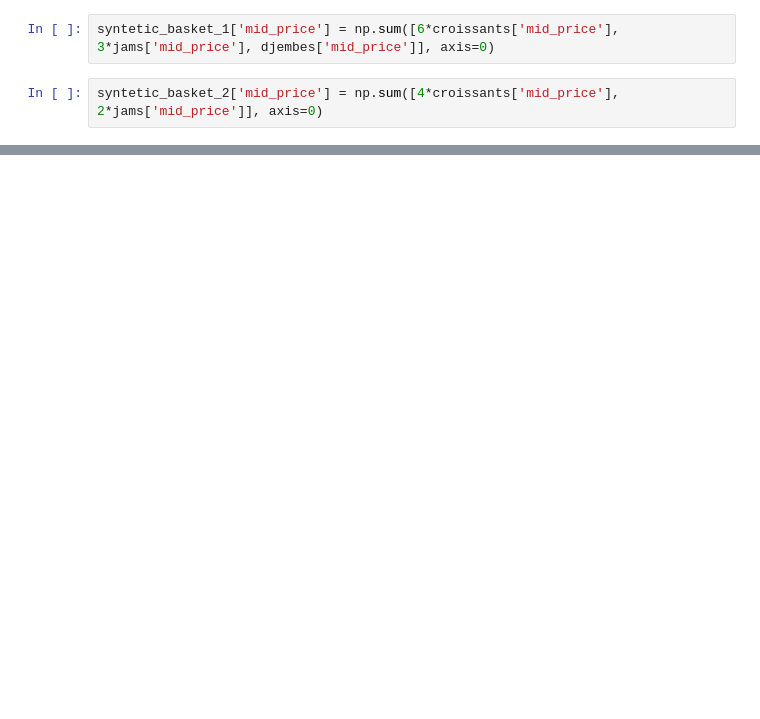
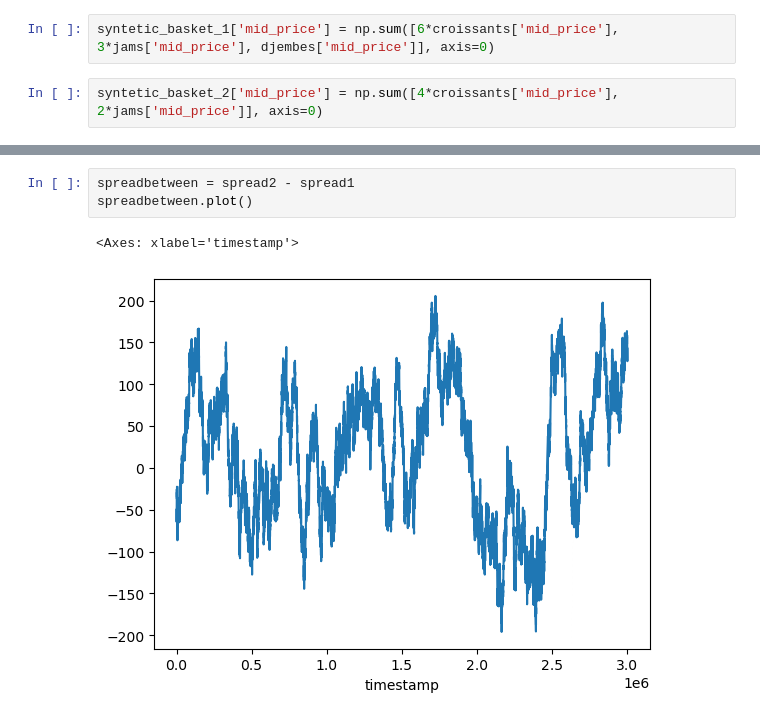
Before and after one commit to tommasomarrucci/IMC----Prosperity, a Jupyter notebook: Round_2/data_analysis.ipynb, the cells around one changed output, grey strips where cells are left out. Saved outputs shown, nothing was run; the diff lists cells and outputs as text; blank space fills up the shorter version.

```diff
--- a/Round_2/data_analysis.ipynb
+++ b/Round_2/data_analysis.ipynb
@@ -126,0 +131,6 @@ sns.lineplot(data=etf_2, x='timestamp', y='mid_price', label='etf')
+# %%
+spreadbetween = spread2 - spread1
+spreadbetween.plot()
+# %% [output]
+<Axes: xlabel='timestamp'>
+[figure, added]
```
Also changed, not shown: parts of 7 cells of this notebook, 1 other file.
